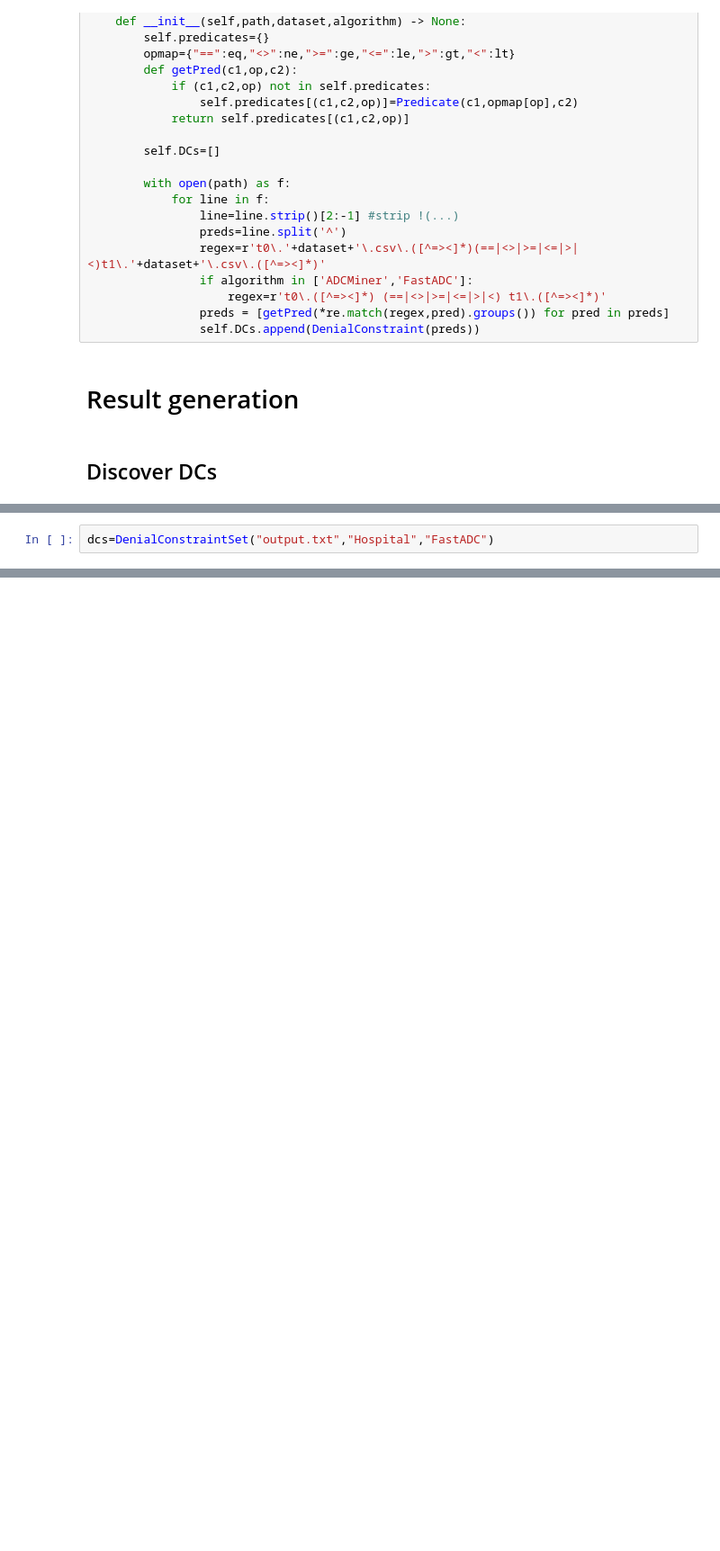
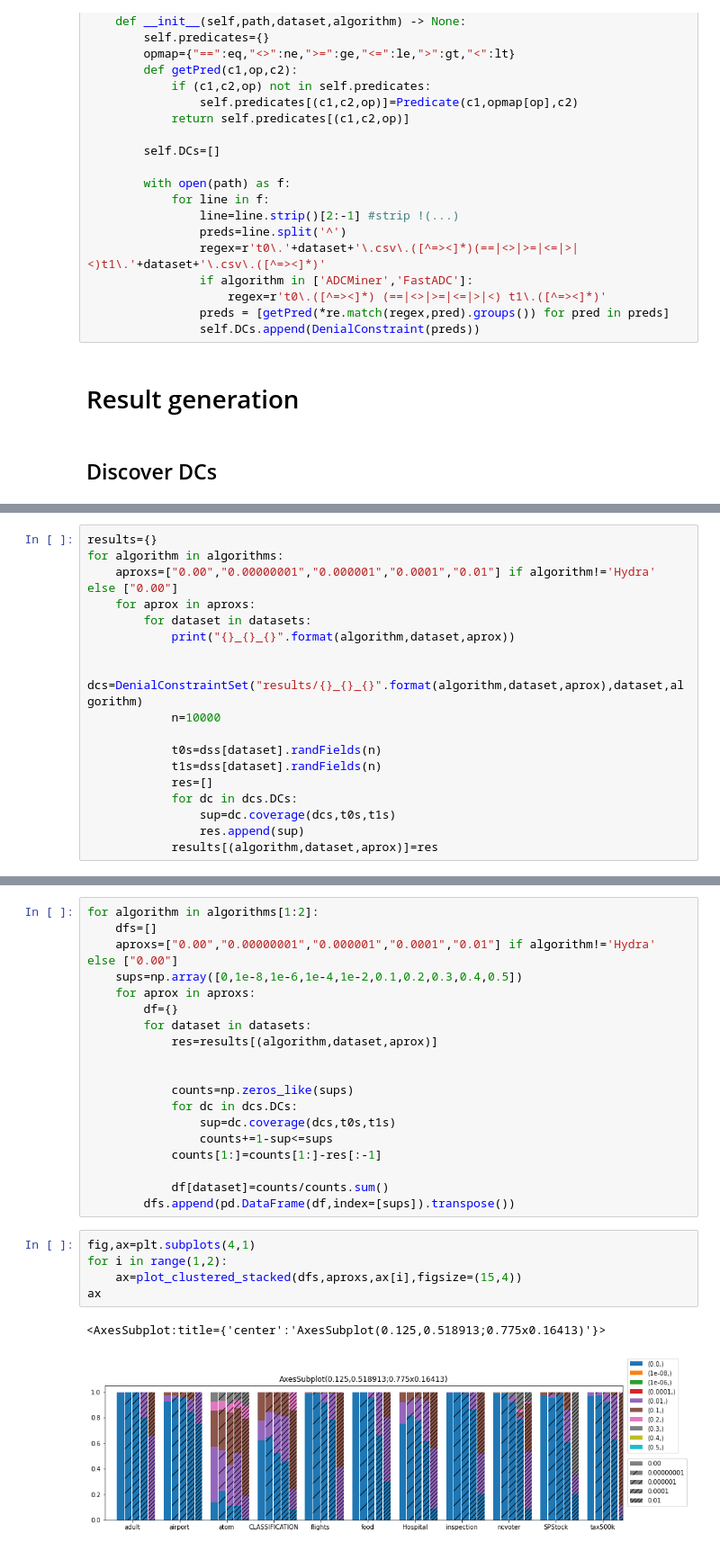
Before and after one commit to NoSocAlgroc/DCValidity, a Jupyter notebook: results.ipynb, the cells around one changed output, grey strips where cells are left out. Shown at 90% size. Saved outputs shown, nothing was run; the diff lists cells and outputs as text; blank space fills up the shorter version.

```diff
--- a/results.ipynb
+++ b/results.ipynb
@@ -314,2 +296,0 @@ RUN: DCFinder_atom_0.01
-# %%
-dcs=DenialConstraintSet("output.txt","Hospital","FastADC")
@@ -331,0 +386,18 @@ df.head(10)
+# %%
+results={}
+for algorithm in algorithms:
+    aproxs=["0.00","0.00000001","0.000001","0.0001","0.01"] if algorithm!='Hydra' else ["0.00"]
+    for aprox in aproxs:
+        for dataset in datasets:
+            print("{}_{}_{}".format(algorithm,dataset,aprox))
+
+            dcs=DenialConstraintSet("results/{}_{}_{}".format(algorithm,dataset,aprox),dataset,algorithm)
+            n=10000
+
+            t0s=dss[dataset].randFields(n)
+            t1s=dss[dataset].randFields(n)
+            res=[]
+            for dc in dcs.DCs:
+                sup=dc.coverage(dcs,t0s,t1s)
+                res.append(sup)
+            results[(algorithm,dataset,aprox)]=res
@@ -331,0 +414,27 @@ df.head(10)
+# %%
+for algorithm in algorithms[1:2]:
+    dfs=[]
+    aproxs=["0.00","0.00000001","0.000001","0.0001","0.01"] if algorithm!='Hydra' else ["0.00"]
+    sups=np.array([0,1e-8,1e-6,1e-4,1e-2,0.1,0.2,0.3,0.4,0.5])
+    for aprox in aproxs:
+        df={}
+        for dataset in datasets:
+            res=results[(algorithm,dataset,aprox)]
+
+
+            counts=np.zeros_like(sups)
+            for dc in dcs.DCs:
+                sup=dc.coverage(dcs,t0s,t1s)
+                counts+=1-sup<=sups
+            counts[1:]=counts[1:]-res[:-1]
+
+            df[dataset]=counts/counts.sum()
+        dfs.append(pd.DataFrame(df,index=[sups]).transpose())
+# %%
+fig,ax=plt.subplots(4,1)
+for i in range(1,2):
+    ax=plot_clustered_stacked(dfs,aproxs,ax[i],figsize=(15,4))
+ax
+# %% [output]
+<AxesSubplot:title={'center':'AxesSubplot(0.125,0.518913;0.775x0.16413)'}>
+[figure, added]
```
Also changed, not shown: parts of 23 cells of this notebook.
